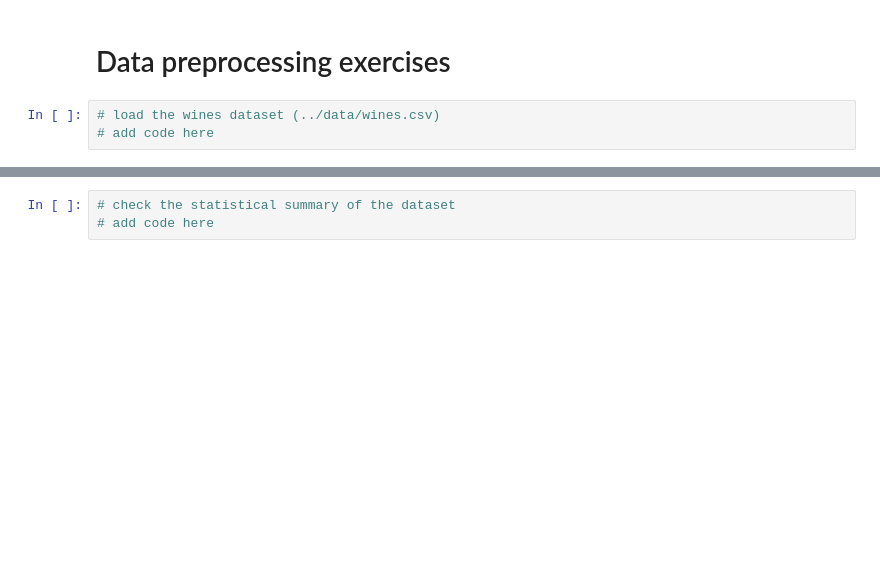
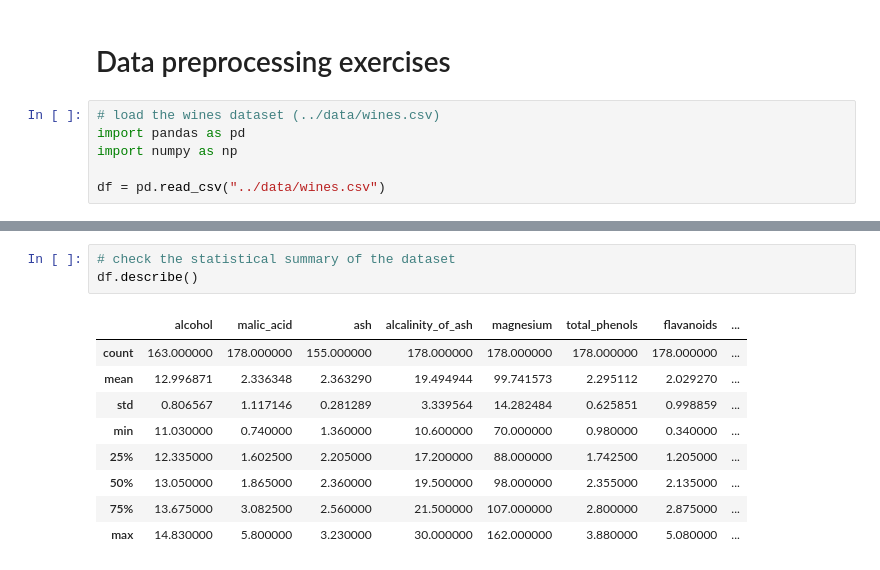
Before and after one commit to LCDA-UCP/ml-hands-on, a Jupyter notebook: exercises/session02/exercises.ipynb, the cells around one changed output, grey strips where cells are left out. Saved outputs shown, nothing was run; the diff lists cells and outputs as text; blank space fills up the shorter version.

```diff
--- a/exercises/session02/exercises.ipynb
+++ b/exercises/session02/exercises.ipynb
@@ -2,6 +2,9 @@
 # Data preprocessing exercises
 # %%
 # load the wines dataset (../data/wines.csv)
-# add code here
+import pandas as pd
+import numpy as np
+
+df = pd.read_csv("../data/wines.csv")
 # %%
 # check the dimensions of the dataset
@@ -15,5 +43,15 @@
 # %%
 # check the statistical summary of the dataset
-# add code here
+df.describe()
+# %% [output]
+|  | alcohol | malic_acid | ash | alcalinity_of_ash | magnesium | total_phenols | flavanoids | ... |
+| count | 163.000000 | 178.000000 | 155.000000 | 178.000000 | 178.000000 | 178.000000 | 178.000000 | ... |
+| mean | 12.996871 | 2.336348 | 2.363290 | 19.494944 | 99.741573 | 2.295112 | 2.029270 | ... |
+| std | 0.806567 | 1.117146 | 0.281289 | 3.339564 | 14.282484 | 0.625851 | 0.998859 | ... |
+| min | 11.030000 | 0.740000 | 1.360000 | 10.600000 | 70.000000 | 0.980000 | 0.340000 | ... |
+| 25% | 12.335000 | 1.602500 | 2.205000 | 17.200000 | 88.000000 | 1.742500 | 1.205000 | ... |
+| 50% | 13.050000 | 1.865000 | 2.360000 | 19.500000 | 98.000000 | 2.355000 | 2.135000 | ... |
+| 75% | 13.675000 | 3.082500 | 2.560000 | 21.500000 | 107.000000 | 2.800000 | 2.875000 | ... |
+| max | 14.830000 | 5.800000 | 3.230000 | 30.000000 | 162.000000 | 3.880000 | 5.080000 | ... |
 # %%
 # check for missing values
```
Also changed, not shown: parts of 11 cells of this notebook.
